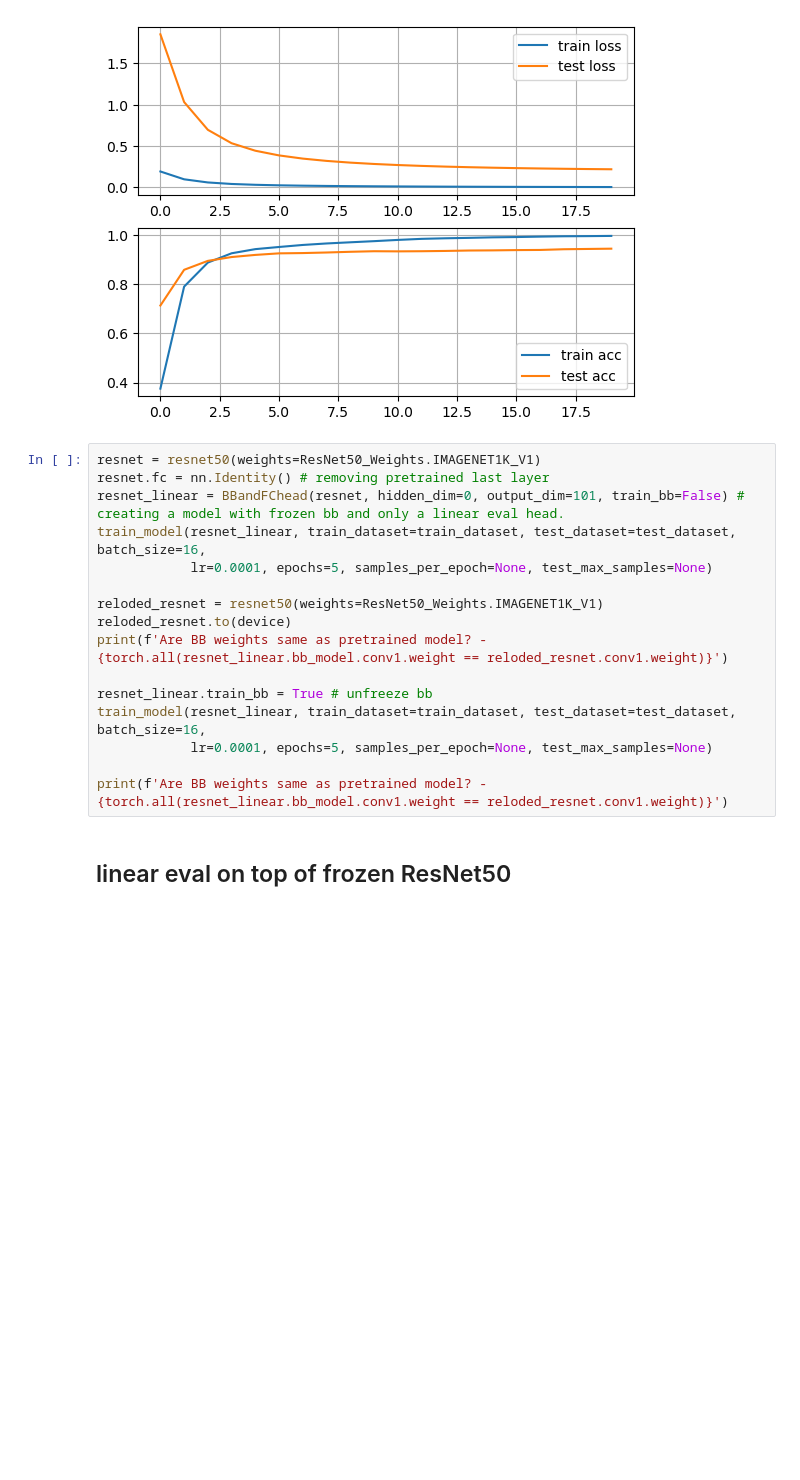
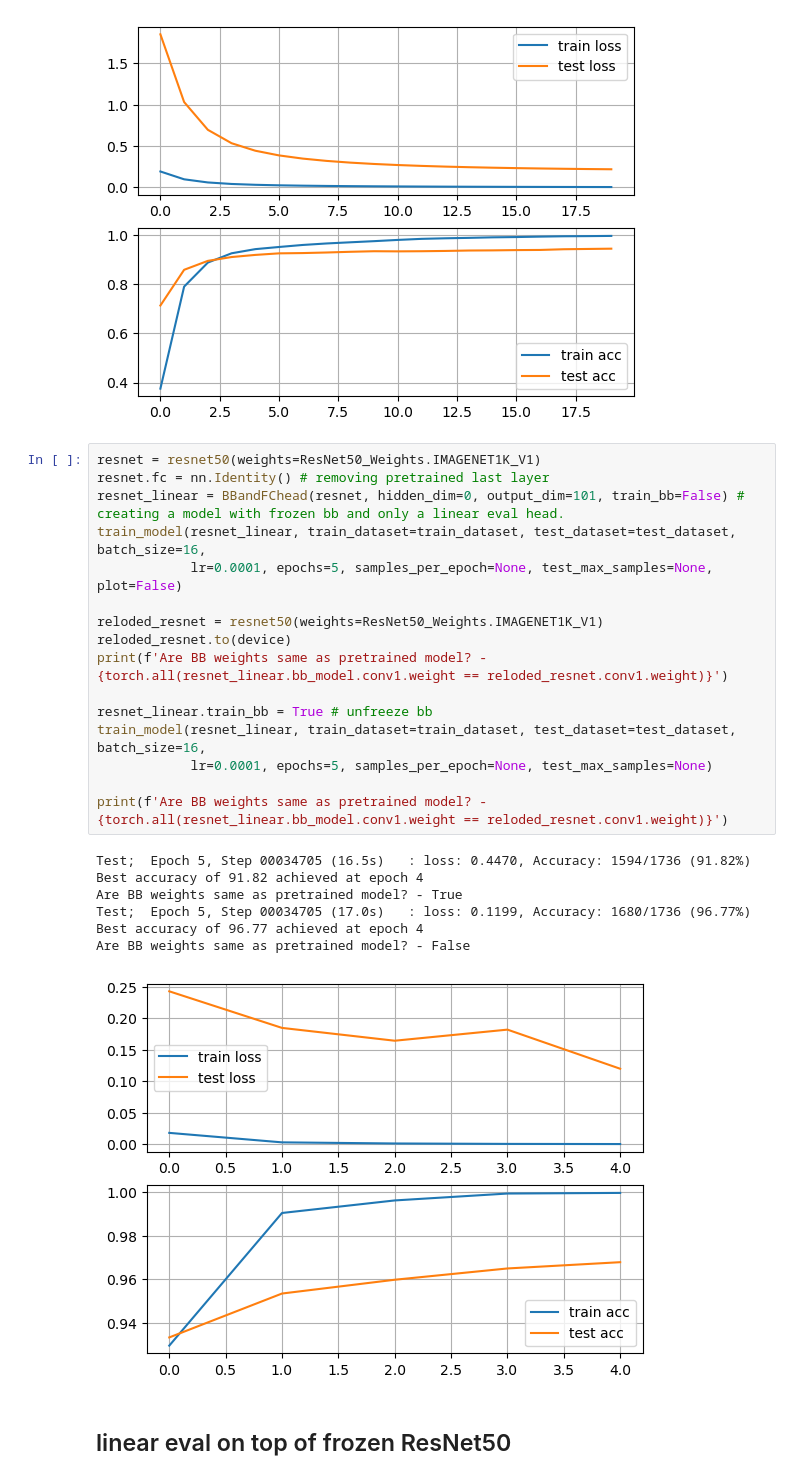
Before and after one commit to gurevichan/research, a Jupyter notebook: Finetune.ipynb, the cells around one changed output. Drawn from its saved outputs; the diff is of its cells as text; blank space fills up the shorter version.

```diff
--- a/Finetune.ipynb
+++ b/Finetune.ipynb
@@ -176,19 +193,27 @@ KeyboardInterrupt:
 # %%
 resnet = resnet50(weights=ResNet50_Weights.IMAGENET1K_V1)
 resnet.fc = nn.Identity() # removing pretrained last layer
 resnet_linear = BBandFChead(resnet, hidden_dim=0, output_dim=101, train_bb=False) # creating a model with frozen bb and only a linear eval head.
 train_model(resnet_linear, train_dataset=train_dataset, test_dataset=test_dataset, batch_size=16,
-            lr=0.0001, epochs=5, samples_per_epoch=None, test_max_samples=None)
+            lr=0.0001, epochs=5, samples_per_epoch=None, test_max_samples=None, plot=False)
 
 reloded_resnet = resnet50(weights=ResNet50_Weights.IMAGENET1K_V1)
 reloded_resnet.to(device)
 print(f'Are BB weights same as pretrained model? - {torch.all(resnet_linear.bb_model.conv1.weight == reloded_resnet.conv1.weight)}')
 
 resnet_linear.train_bb = True # unfreeze bb
 train_model(resnet_linear, train_dataset=train_dataset, test_dataset=test_dataset, batch_size=16,
             lr=0.0001, epochs=5, samples_per_epoch=None, test_max_samples=None)
 
 print(f'Are BB weights same as pretrained model? - {torch.all(resnet_linear.bb_model.conv1.weight == reloded_resnet.conv1.weight)}')
+# %% [output]
+Test;  Epoch 5, Step 00034705 (16.5s)   : loss: 0.4470, Accuracy: 1594/1736 (91.82%)
+Best accuracy of 91.82 achieved at epoch 4
+Are BB weights same as pretrained model? - True
+Test;  Epoch 5, Step 00034705 (17.0s)   : loss: 0.1199, Accuracy: 1680/1736 (96.77%)
+Best accuracy of 96.77 achieved at epoch 4
+Are BB weights same as pretrained model? - False
+[figure, added]
 # %% [markdown]
 ## linear eval on top of frozen ResNet50
 # %%
```
Also changed, not shown: parts of 11 cells of this notebook, 6 other files.
